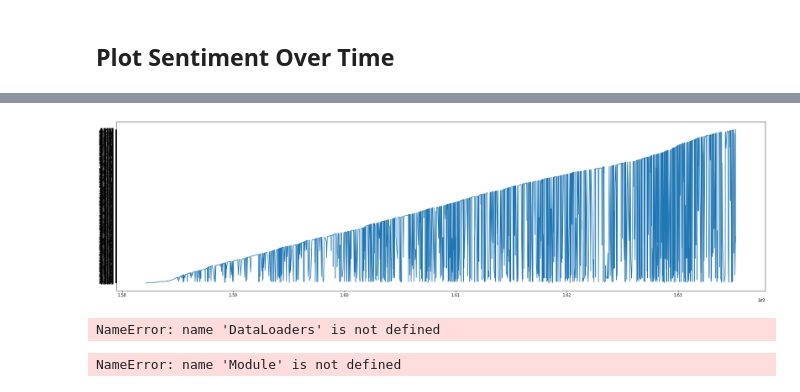
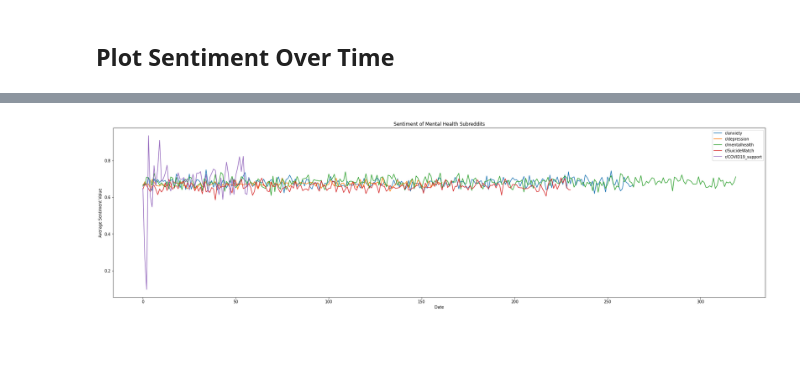
Before and after one commit to j-chen005/COVID19-Mental-Health-Analysis, a Jupyter notebook: Sentiment Over Time Model.ipynb, the cells around one changed output, grey strips where cells are left out. Saved outputs shown, nothing was run; the diff lists cells and outputs as text; code cells hidden in the pictures; blank space fills up the shorter version.

```diff
--- a/Sentiment Over Time Model.ipynb
+++ b/Sentiment Over Time Model.ipynb
@@ -256,0 +503,13 @@ plot_sample = plot_sample.astype({"sentiment": str})
+# %%
+COVID19_support.post = COVID19_support.post.apply(lambda x: preprocessing(x))
+# %%
+tokenizer = Tokenizer(num_words=500, split=' ')
+tokenizer.fit_on_texts(COVID19_support['post'].values)
+COVID19_support_vec = tokenizer.texts_to_sequences(COVID19_support['post'].values)
+COVID19_support_vec = pad_sequences(COVID19_support_vec, maxlen = 300)
+# %%
+sentiment = model(COVID19_support_vec)
+COVID19_support.insert(4, "sentiment", sentiment)
+# %%
+COVID19_support_dict = avg_over_time(COVID19_support, 981)
+COVID19_support_dict
@@ -257,11 +534,42 @@ plot_sample = plot_sample.astype({"sentiment": str})
 # %%
 plt.figure(1,figsize=(30,8))
 
-x = plot_sample['created_utc']
-y = plot_sample['sentiment']
+#Anxiety
+anxiety_x = range(len(anxiety_dict))
+anxiety_y = anxiety_dict.values()
 
-plt.plot(x,y)
+plt.plot(anxiety_x,anxiety_y)
+
+#Depression
+depression_x = range(len(depression_dict))
+depression_y = depression_dict.values()
+
+plt.plot(depression_x,depression_y)
+
+#MentalHealth
+mentalhealth_x = range(len(mentalhealth_dict)) #not the right time period
+mentalhealth_y = mentalhealth_dict.values()
+
+plt.plot(mentalhealth_x,mentalhealth_y)
+
+#SuicideWatch
+suicidewatch_x = range(len(suicidewatch_dict)) #not the right time period
+suicidewatch_y = suicidewatch_dict.values()
+
+plt.plot(suicidewatch_x,suicidewatch_y)
+
+#COVID19_support
+COVID19_support_x = range(len(COVID19_support_dict)) #not the right time period
+COVID19_support_y = COVID19_support_dict.values()
+
+plt.plot(COVID19_support_x ,COVID19_support_y)
+
+plt.title('Sentiment of Mental Health Subreddits')
+plt.xlabel('Date')
+plt.ylabel('Average Sentiment Value')
+
+plt.legend(['r/anxiety', 'r/depression', 'r/mentalhealth', 'r/SuicideWatch', 'r/COVID19_support'])
 
 plt.show()
 # %% [output]
-[figure, old version]
+[figure, new version]
@@ -271,23 +575,0 @@ test_data = test_data.reset_index()
-# %%
-bs = 64
-cut = int(50000 * 0.8)
-dls = DataLoaders.from_dsets(train_data, test_data, bs=64, shuffle=False)
-# %% [output]
-NameError: name 'DataLoaders' is not defined
-# %%
-class LModel(Module):
-    def __init__(self, vocab_sz, n_hidden, n_layers):
-        self.i_h = nn.Embedding(vocab_sz, n_hidden)
-        self.rnn = nn.LSTM(n_hidden, n_hidden, n_layers, batch_first=True)
-        self.h_o = nn.Linear(n_hidden, vocab_sz)
-        self.h = [torch.zeros(n_layers, bs, n_hidden) for _ in range(2)]
-
-    def forward(self, x):
-        res,h = self.rnn(self.i_h(x), self.h)
-        self.h = [h_.detach() for h_ in h]
-        return self.h_o(res)
-
-    def reset(self):
-        for h in self.h: h.zero_()
-# %% [output]
-NameError: name 'Module' is not defined
```
Also changed, not shown: parts of 47 cells of this notebook.
